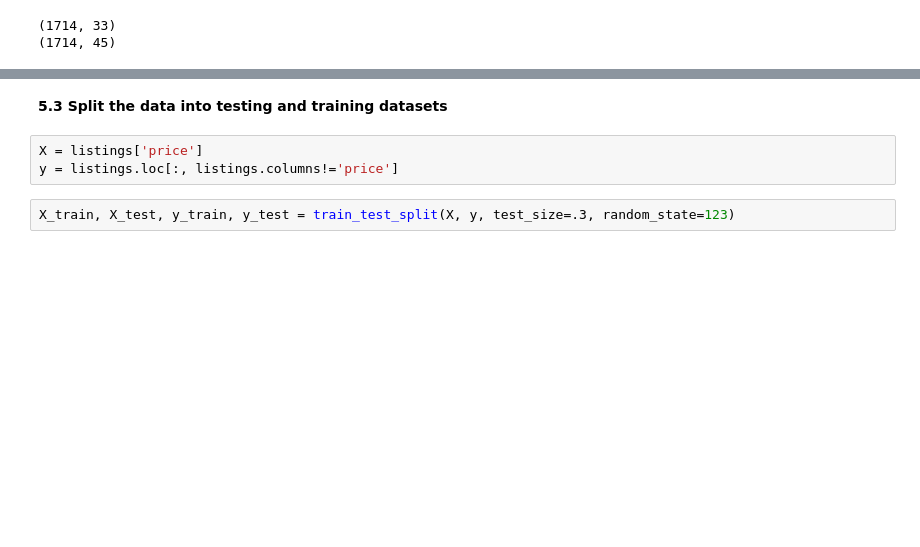
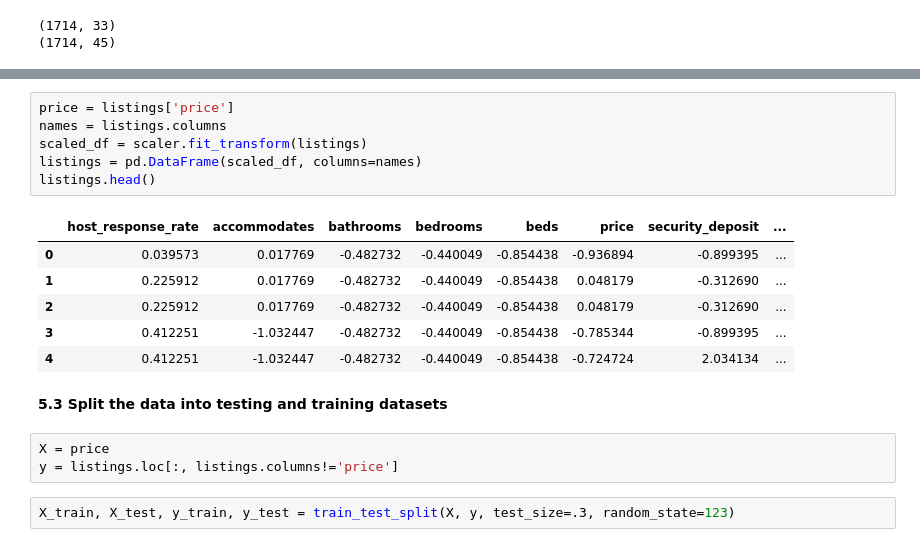
Before and after one commit to robpalinic/Springboard-Capstone-Two, a Jupyter notebook: Seattle_AirBnb_Preprocessing.ipynb, the cells around one changed output, grey strips where cells are left out. Saved outputs shown, nothing was run; the diff lists cells and outputs as text; blank space fills up the shorter version.

```diff
--- a/Seattle_AirBnb_Preprocessing.ipynb
+++ b/Seattle_AirBnb_Preprocessing.ipynb
@@ -743,7 +761,20 @@ print(listings.shape)
+# %%
+price = listings['price']
+names = listings.columns
+scaled_df = scaler.fit_transform(listings)
+listings = pd.DataFrame(scaled_df, columns=names)
+listings.head()
+# %% [output]
+|  | host_response_rate | accommodates | bathrooms | bedrooms | beds | price | security_deposit | ... |
+| 0 | 0.039573 | 0.017769 | -0.482732 | -0.440049 | -0.854438 | -0.936894 | -0.899395 | ... |
+| 1 | 0.225912 | 0.017769 | -0.482732 | -0.440049 | -0.854438 | 0.048179 | -0.312690 | ... |
+| 2 | 0.225912 | 0.017769 | -0.482732 | -0.440049 | -0.854438 | 0.048179 | -0.312690 | ... |
+| 3 | 0.412251 | -1.032447 | -0.482732 | -0.440049 | -0.854438 | -0.785344 | -0.899395 | ... |
+| 4 | 0.412251 | -1.032447 | -0.482732 | -0.440049 | -0.854438 | -0.724724 | 2.034134 | ... |
 # %% [markdown]
 **5.3 Split the data into testing and training datasets**
 # %%
-X = listings['price']
+X = price
 y = listings.loc[:, listings.columns!='price']
 # %%
 X_train, X_test, y_train, y_test = train_test_split(X, y, test_size=.3, random_state=123)
```
Also changed, not shown: parts of 6 cells of this notebook.
